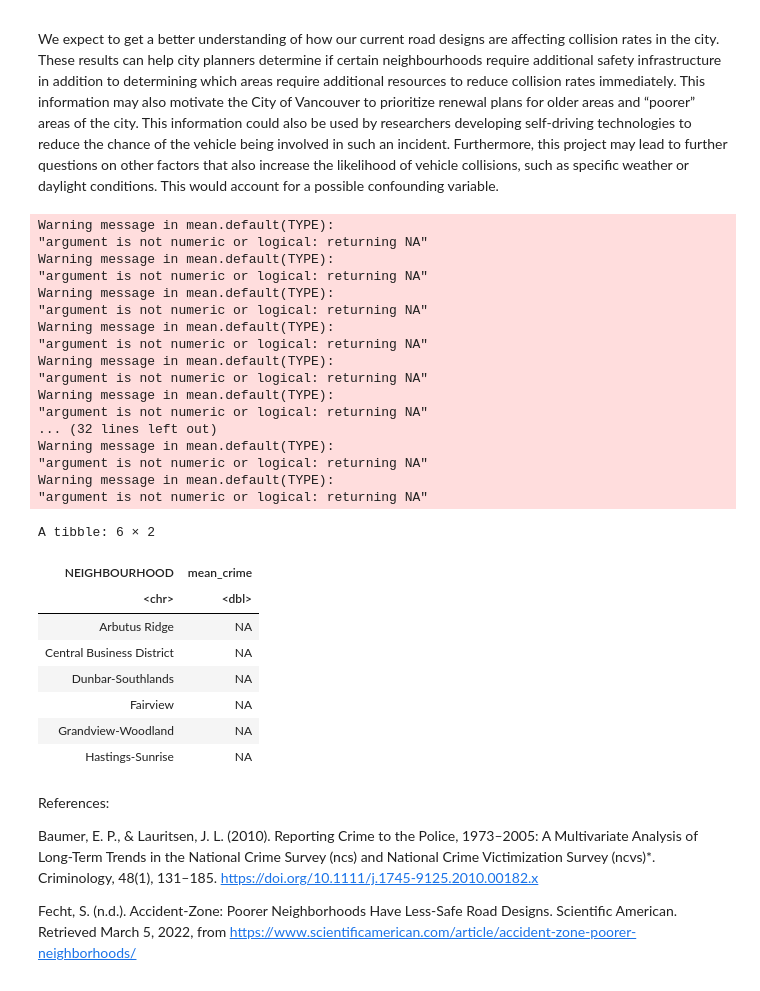
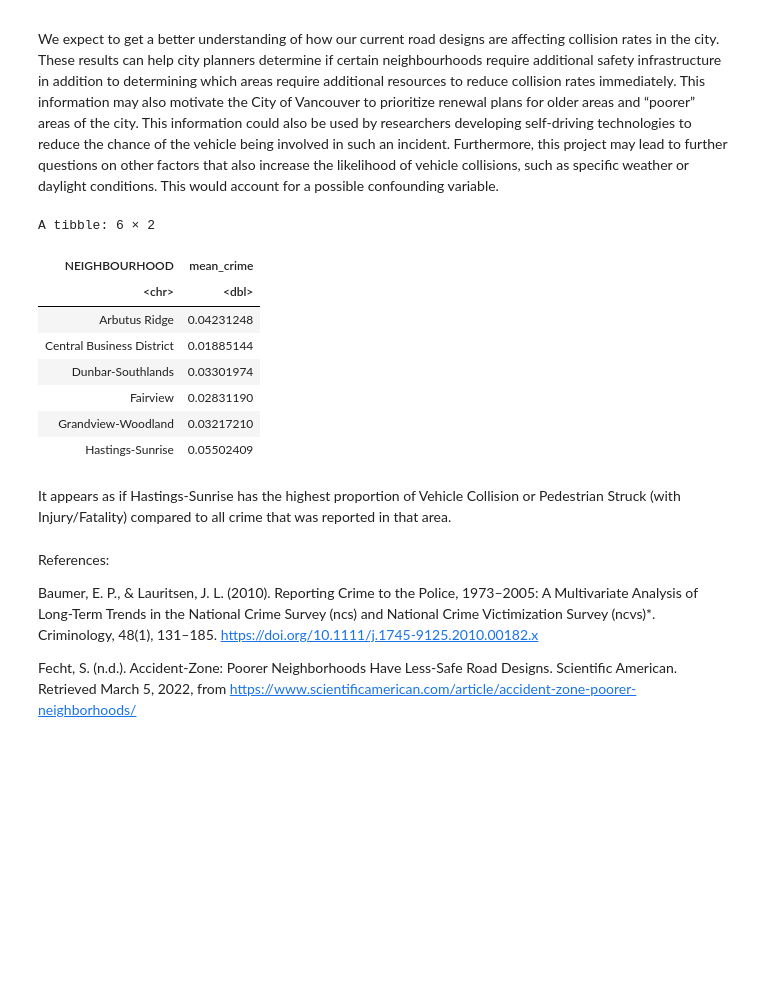
Before and after one commit to pbrar17/VPD-Crime-Analysis, a Jupyter notebook: 14.ipynb, the cells around one changed output. Saved outputs shown, nothing was run; the diff lists cells and outputs as text; code cells hidden in the pictures; blank space fills up the shorter version.

```diff
--- a/14.ipynb
+++ b/14.ipynb
@@ -135,44 +135,30 @@ Through our preliminary results, we expect to reject $H_0$ at a 5% significance
 We expect to get a better understanding of how our current road designs are affecting collision rates in the city. These results can help city planners determine if certain neighbourhoods require additional safety infrastructure in addition to determining which areas require additional resources to reduce collision rates immediately. This information may also motivate the City of Vancouver to prioritize renewal plans for older areas and “poorer” areas of the city. This information could also be used by researchers developing self-driving technologies to reduce the chance of the vehicle being involved in such an incident. Furthermore, this project may lead to further questions on other factors that also increase the likelihood of vehicle collisions, such as specific weather or daylight conditions. This would account for a possible confounding variable.
 # %%
 #Results:
-mean_crime <- limited_dataset %>%
+mean_crime <- whole_dataset %>%
     group_by(NEIGHBOURHOOD) %>%
-    summarize(mean_crime = mean(TYPE))
+    summarize(mean_crime = mean(TYPE == "Vehicle Collision or Pedestrian Struck (with Injury)" |
+    TYPE == "Vehicle Collision or Pedestrian Struck (with Fatality)"))
 head(mean_crime)
 
 # we are going to have to do some data wrangling to get the mean/proportion of
 #the ammount of vehicual accidents that are happening in each neighbourhood
 #we could take a look at perhaps the proportion of vehicual crimes to all crimes per neighbourhood.
 # or we could take the mean number of this type of crime and compare the means from all of these neihgbourhhods, but to do so
 # we would need to look at this by all years and take the proportion of it.
 #or we could do both
 # %% [output]
-Warning message in mean.default(TYPE):
-"argument is not numeric or logical: returning NA"
-Warning message in mean.default(TYPE):
-"argument is not numeric or logical: returning NA"
-Warning message in mean.default(TYPE):
-"argument is not numeric or logical: returning NA"
-Warning message in mean.default(TYPE):
-"argument is not numeric or logical: returning NA"
-Warning message in mean.default(TYPE):
-"argument is not numeric or logical: returning NA"
-Warning message in mean.default(TYPE):
-"argument is not numeric or logical: returning NA"
-... (32 lines left out)
-Warning message in mean.default(TYPE):
-"argument is not numeric or logical: returning NA"
-Warning message in mean.default(TYPE):
-"argument is not numeric or logical: returning NA"
+A tibble: 6 × 2
-A tibble: 6 × 2
 | NEIGHBOURHOOD | mean_crime |
 | <chr> | <dbl> |
-| Arbutus Ridge | NA |
-| Central Business District | NA |
-| Dunbar-Southlands | NA |
-| Fairview | NA |
-| Grandview-Woodland | NA |
-| Hastings-Sunrise | NA |
+| Arbutus Ridge | 0.04231248 |
+| Central Business District | 0.01885144 |
+| Dunbar-Southlands | 0.03301974 |
+| Fairview | 0.02831190 |
+| Grandview-Woodland | 0.03217210 |
+| Hastings-Sunrise | 0.05502409 |
+# %% [markdown]
+It appears as if Hastings-Sunrise has the highest proportion of Vehicle Collision or Pedestrian Struck (with Injury/Fatality) compared to all crime that was reported in that area.
 # %% [markdown]
 References:
 
```
Also changed, not shown: parts of 1 cell of this notebook.
